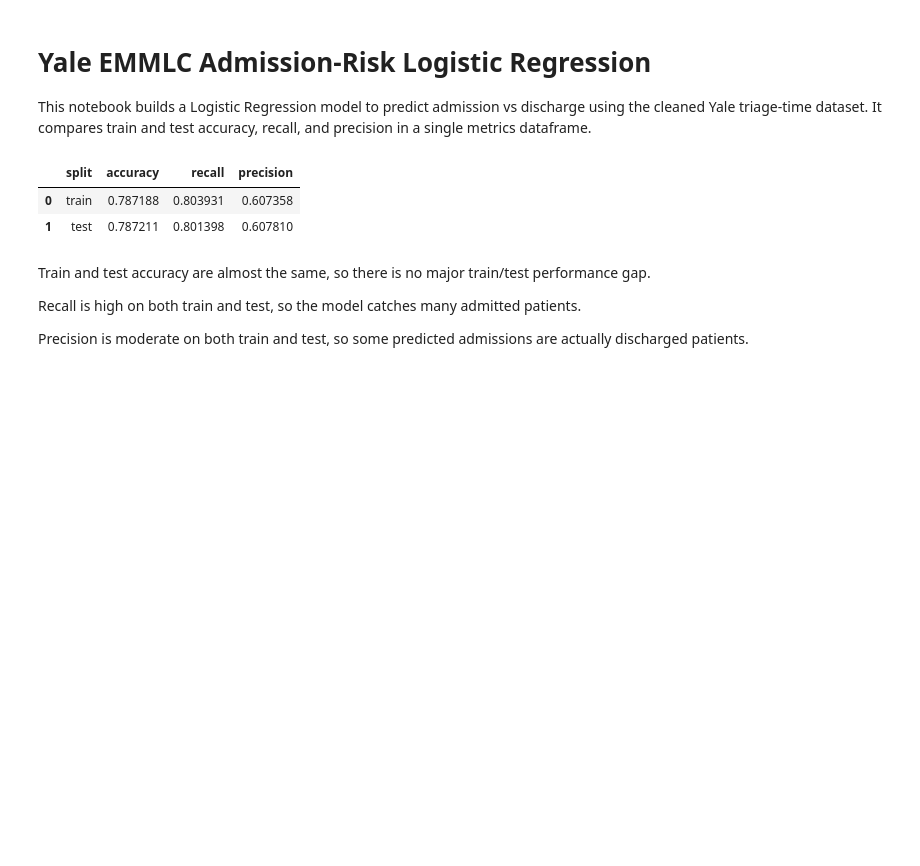
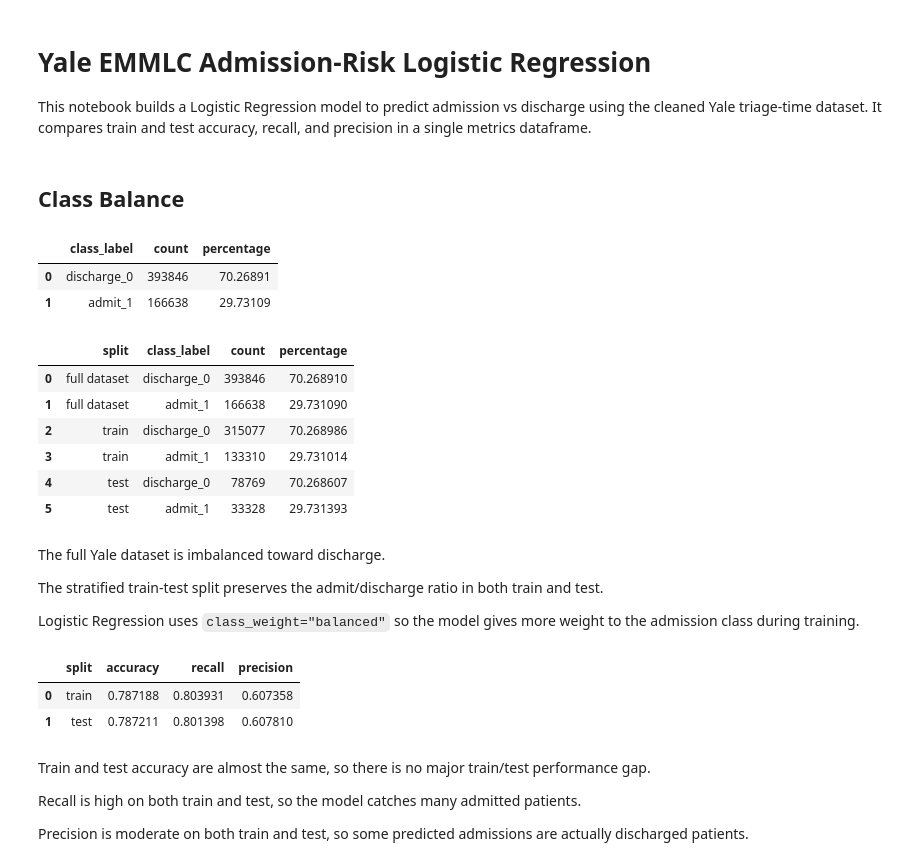
Before and after one commit to Kushagra-Aitha/17E_AI4ALL, a Jupyter notebook: yale_logistic_regression.ipynb, the cells around one changed output. Drawn from its saved outputs; the diff is of its cells as text; code cells hidden in the pictures; blank space fills up the shorter version.

```diff
--- a/yale_logistic_regression.ipynb
+++ b/yale_logistic_regression.ipynb
@@ -28,6 +29,26 @@ df = pd.read_csv(DATA_PATH, low_memory=False)
 
 y = df[TARGET].astype(int)
 X = df.drop(columns=[TARGET])
+# %% [markdown]
+## Class Balance
+# %%
+class_balance_df = pd.DataFrame({
+    "class_label": ["discharge_0", "admit_1"],
+    "count": [
+        y.value_counts().sort_index().loc[0],
+        y.value_counts().sort_index().loc[1],
+    ],
+    "percentage": [
+        y.value_counts(normalize=True).sort_index().loc[0] * 100,
+        y.value_counts(normalize=True).sort_index().loc[1] * 100,
+    ],
+})
+
+class_balance_df
+# %% [output]
+|  | class_label | count | percentage |
+| 0 | discharge_0 | 393846 | 70.26891 |
+| 1 | admit_1 | 166638 | 29.73109 |
 # %%
 cc_columns = [column for column in X.columns if column.startswith("cc_")]
 numeric_columns = [
@@ -44,6 +65,46 @@ X_train, X_test, y_train, y_test = train_test_split(
     random_state=RANDOM_STATE,
     stratify=y,
 )
+# %%
+def make_balance_rows(split_name, target_values):
+    counts = target_values.value_counts().sort_index()
+    percentages = target_values.value_counts(normalize=True).sort_index().mul(100)
+    return [
+        {
+            "split": split_name,
+            "class_label": "discharge_0",
+            "count": counts.loc[0],
+            "percentage": percentages.loc[0],
+        },
+        {
+            "split": split_name,
+            "class_label": "admit_1",
+            "count": counts.loc[1],
+            "percentage": percentages.loc[1],
+        },
+    ]
+
+split_balance_df = pd.DataFrame(
+    make_balance_rows("full dataset", y)
+    + make_balance_rows("train", y_train)
+    + make_balance_rows("test", y_test)
+)
+
+split_balance_df
+# %% [output]
+|  | split | class_label | count | percentage |
+| 0 | full dataset | discharge_0 | 393846 | 70.268910 |
+| 1 | full dataset | admit_1 | 166638 | 29.731090 |
+| 2 | train | discharge_0 | 315077 | 70.268986 |
+| 3 | train | admit_1 | 133310 | 29.731014 |
+| 4 | test | discharge_0 | 78769 | 70.268607 |
+| 5 | test | admit_1 | 33328 | 29.731393 |
+# %% [markdown]
+The full Yale dataset is imbalanced toward discharge.
+
+The stratified train-test split preserves the admit/discharge ratio in both train and test.
+
+Logistic Regression uses `class_weight="balanced"` so the model gives more weight to the admission class during training.
 # %%
 numeric_pipeline = Pipeline(
     steps=[
```
Also changed, not shown: parts of 5 cells of this notebook, 2 other files.
